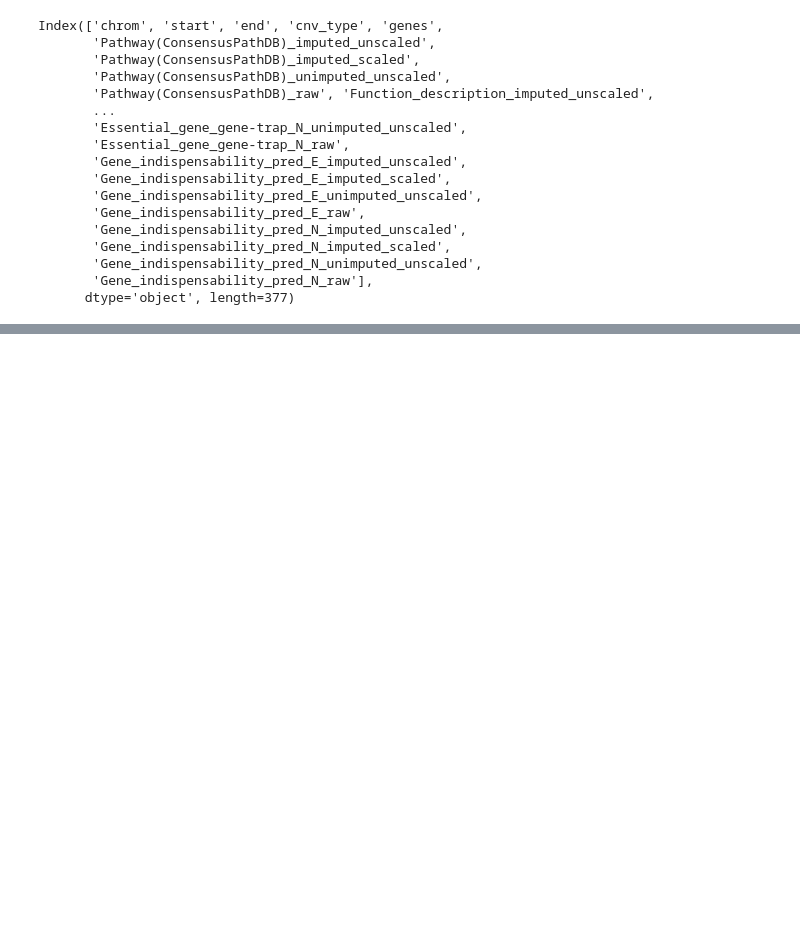
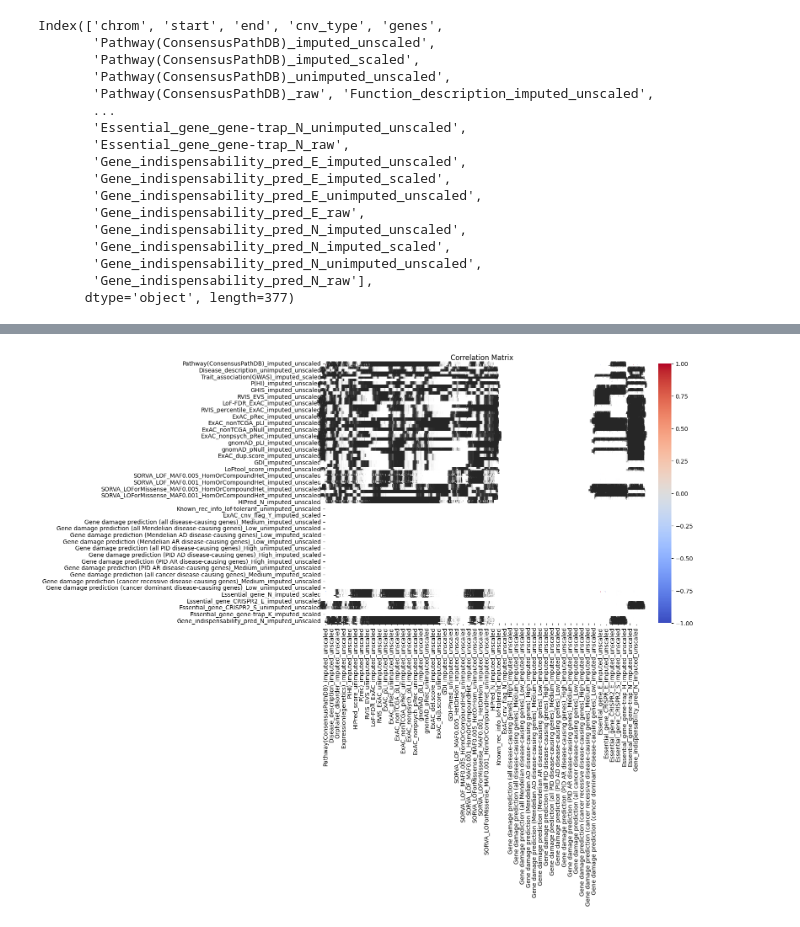
Before and after one commit to janci-osadsky/Exploratory-Analysis-of-Oncological-Data, a Jupyter notebook: RocnikovyProjektOsadsky.ipynb, the cells around one changed output, grey strips where cells are left out. Saved outputs shown, nothing was run; the diff lists cells and outputs as text; code cells hidden in the pictures; blank space fills up the shorter version.

```diff
--- a/RocnikovyProjektOsadsky.ipynb
+++ b/RocnikovyProjektOsadsky.ipynb
@@ -163,0 +120,7 @@ plt.show()
+# %%
+# Drop the 'start' and 'end' columns
+df_without_start_end = df.drop(['start', 'end'], axis=1)
+
+# Compute the correlation matrix
+correlation_matrix = df_without_start_end.corr()
+correlation_matrix
@@ -163,0 +141,8 @@ plt.show()
+# %%
+# Visualize the correlation matrix
+plt.figure(figsize=(12, 8))
+sns.heatmap(correlation_matrix, annot=True, cmap='coolwarm', linewidths=0.5)
+plt.title("Correlation Matrix")
+plt.show()
+# %% [output]
+[figure, added]
```
Also changed, not shown: parts of 15 cells of this notebook, 1 other file.
